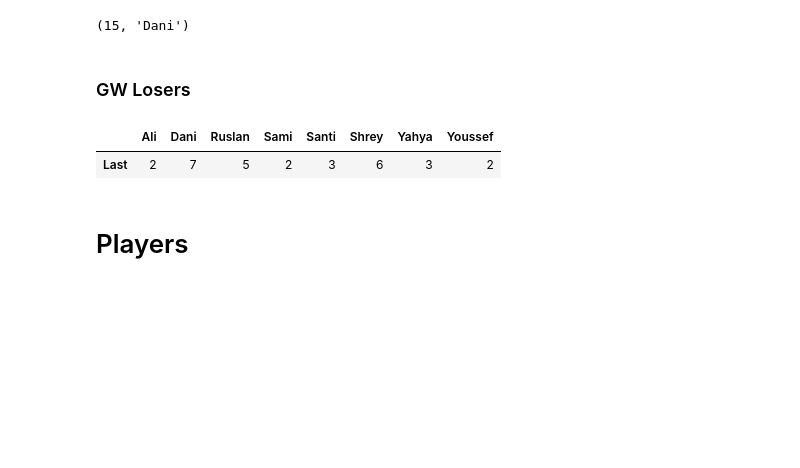
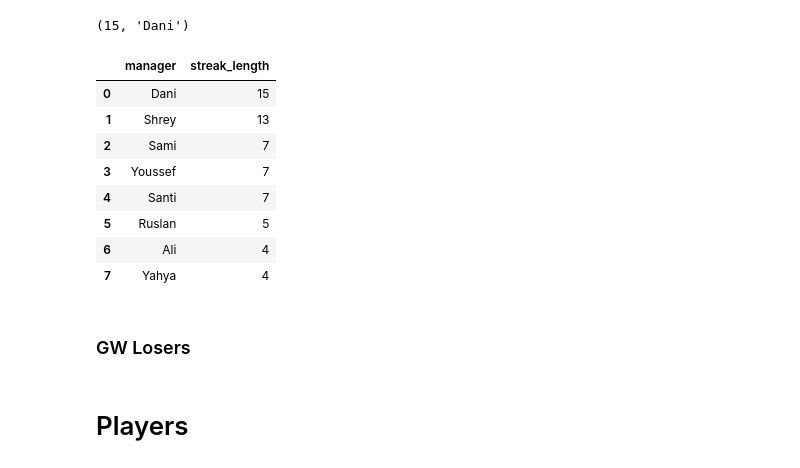
Before and after one commit to notvikke/master_2023, a Jupyter notebook: fpl/fpl_findings.ipynb, the cells around one changed output. Saved outputs shown, nothing was run; the diff lists cells and outputs as text; code cells hidden in the pictures; blank space fills up the shorter version.

```diff
--- a/fpl/fpl_findings.ipynb
+++ b/fpl/fpl_findings.ipynb
@@ -407,15 +446,36 @@ def longest_streak(df,who):
     return max(max_streak, current_streak),df.iloc[indx]["manager"]
 # %%
 longest_nopodium_streak = (0,"")
+tottenham = pd.DataFrame(columns=["streak_length"])
 
 for manager in managers:
     streak = longest_streak(gw_podiums, manager)
     if longest_nopodium_streak[0] < streak[0]:
         longest_nopodium_streak = streak
+    tottenham.loc[manager,"streak_length"] = streak[0]
+
 
 longest_nopodium_streak
 # %% [output]
 (15, 'Dani')
+# %%
+tottenham = tottenham.sort_values(by="streak_length",ascending=False)
+# %%
+tottenham = tottenham.reset_index().rename(columns={'index': 'manager'})
+
+tottenham.to_csv(f'findings/points/tottenham.csv', index=False)
+# %%
+tottenham
+# %% [output]
+|  | manager | streak_length |
+| 0 | Dani | 15 |
+| 1 | Shrey | 13 |
+| 2 | Sami | 7 |
+| 3 | Youssef | 7 |
+| 4 | Santi | 7 |
+| 5 | Ruslan | 5 |
+| 6 | Ali | 4 |
+| 7 | Yahya | 4 |
 # %% [markdown]
 ### GW Losers
 # %%
@@ -431,7 +491,4 @@ for manager in last_df.columns:
         last_df.loc['1st', manager] = 0
 
 
-last_df
+last_df = last_df.transpose().sort_values(by="Last",ascending=False)
-# %% [output]
-|  | Ali | Dani | Ruslan | Sami | Santi | Shrey | Yahya | Youssef |
-| Last | 2 | 7 | 5 | 2 | 3 | 6 | 3 | 2 |
```
Also changed, not shown: parts of 8 cells of this notebook, 23 other files.
